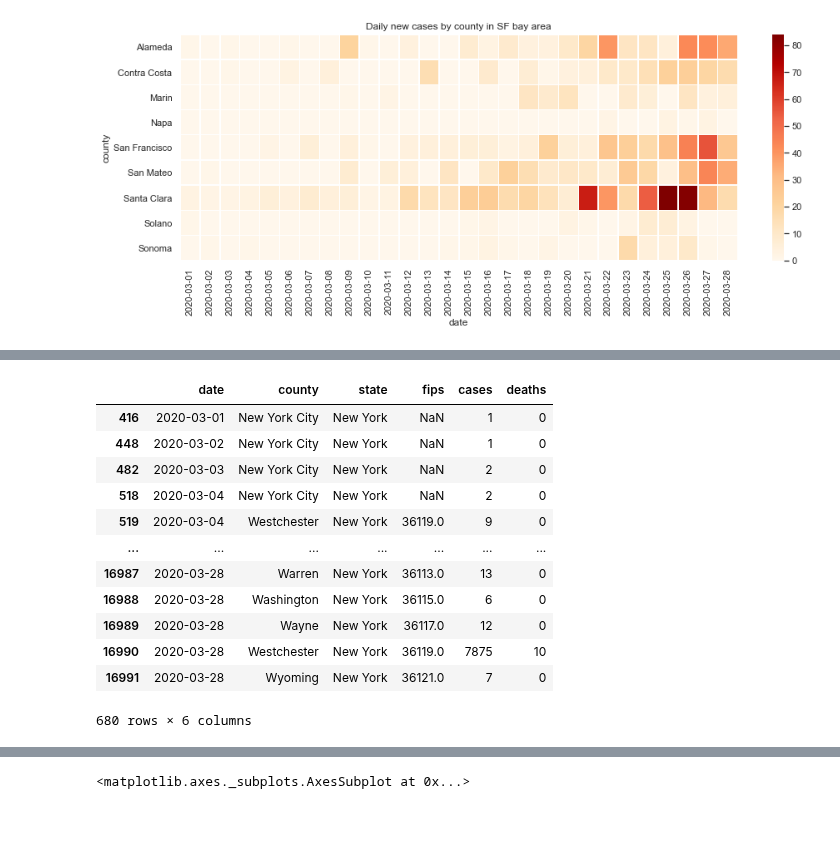
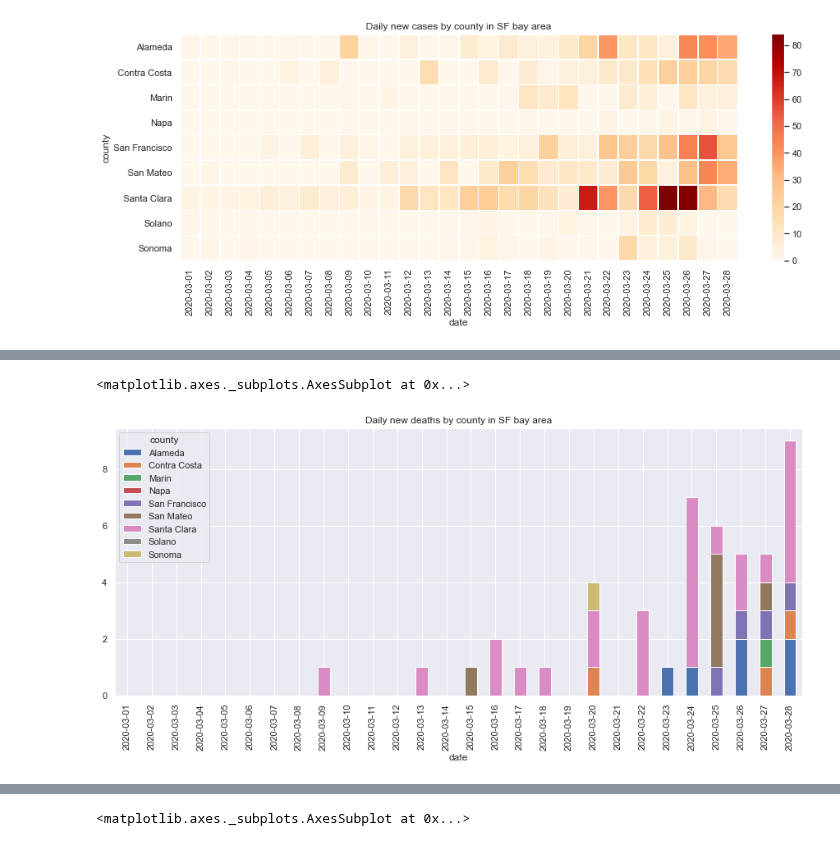
Before and after one commit to yosukesuzuki/covid19-sf-bayarea, a Jupyter notebook: SF-bay-area-COVID19-new-cases-by-county-by-date.ipynb, the cells around one changed output, grey strips where cells are left out. Drawn from its saved outputs; the diff is of its cells as text; code cells hidden in the pictures; blank space fills up the shorter version.

```diff
--- a/SF-bay-area-COVID19-new-cases-by-county-by-date.ipynb
+++ b/SF-bay-area-COVID19-new-cases-by-county-by-date.ipynb
@@ -87,19 +43,13 @@ sns.heatmap(by_county_by_date_diff.T, cmap="OrRd",linewidths=.5, ax=ax)
+# %%
+death_by_county_by_date_diff = death_by_county_by_date.diff().iloc[1:]
+# death_by_county_by_date_diff
+# %%
+death_by_county_by_date_diff.plot.bar(stacked=True, figsize=(15,6), title='Daily new deaths by county in SF bay area')
+# %% [output]
+<matplotlib.axes._subplots.AxesSubplot at 0x...>
+[figure, added]
 # %%
 ny_df_mar = df[(df['state']=='New York')&(df['date'] > '2020-02-28')]
-ny_df_mar
+# ny_df_mar
-# %% [output]
-|  | date | county | state | fips | cases | deaths |
-| 416 | 2020-03-01 | New York City | New York | NaN | 1 | 0 |
-| 448 | 2020-03-02 | New York City | New York | NaN | 1 | 0 |
-| 482 | 2020-03-03 | New York City | New York | NaN | 2 | 0 |
-| 518 | 2020-03-04 | New York City | New York | NaN | 2 | 0 |
-| 519 | 2020-03-04 | Westchester | New York | 36119.0 | 9 | 0 |
-| ... | ... | ... | ... | ... | ... | ... |
-| 16987 | 2020-03-28 | Warren | New York | 36113.0 | 13 | 0 |
-| 16988 | 2020-03-28 | Washington | New York | 36115.0 | 6 | 0 |
-| 16989 | 2020-03-28 | Wayne | New York | 36117.0 | 12 | 0 |
-| 16990 | 2020-03-28 | Westchester | New York | 36119.0 | 7875 | 10 |
-| 16991 | 2020-03-28 | Wyoming | New York | 36121.0 | 7 | 0 |
-680 rows × 6 columns
 # %%
 ny_by_county_by_date = ny_df_mar.pivot_table(index='date', columns='county',values='cases', fill_value=0)
```
Also changed, not shown: parts of 13 cells of this notebook.
